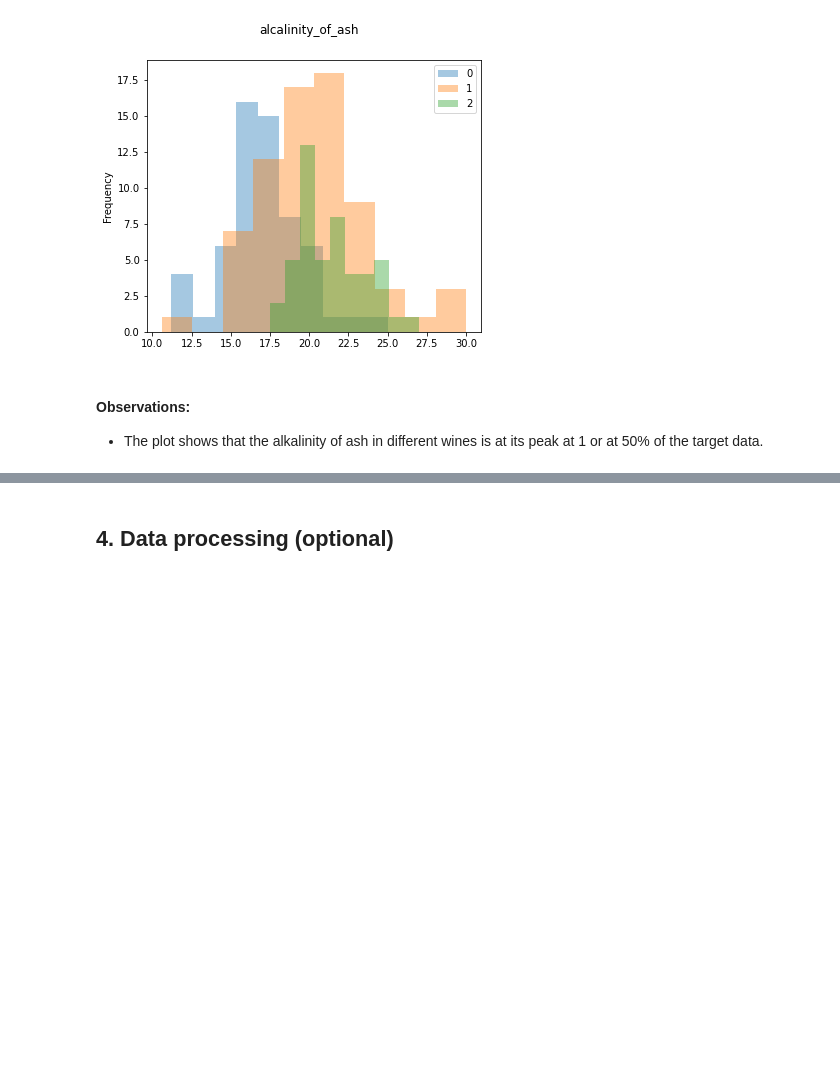
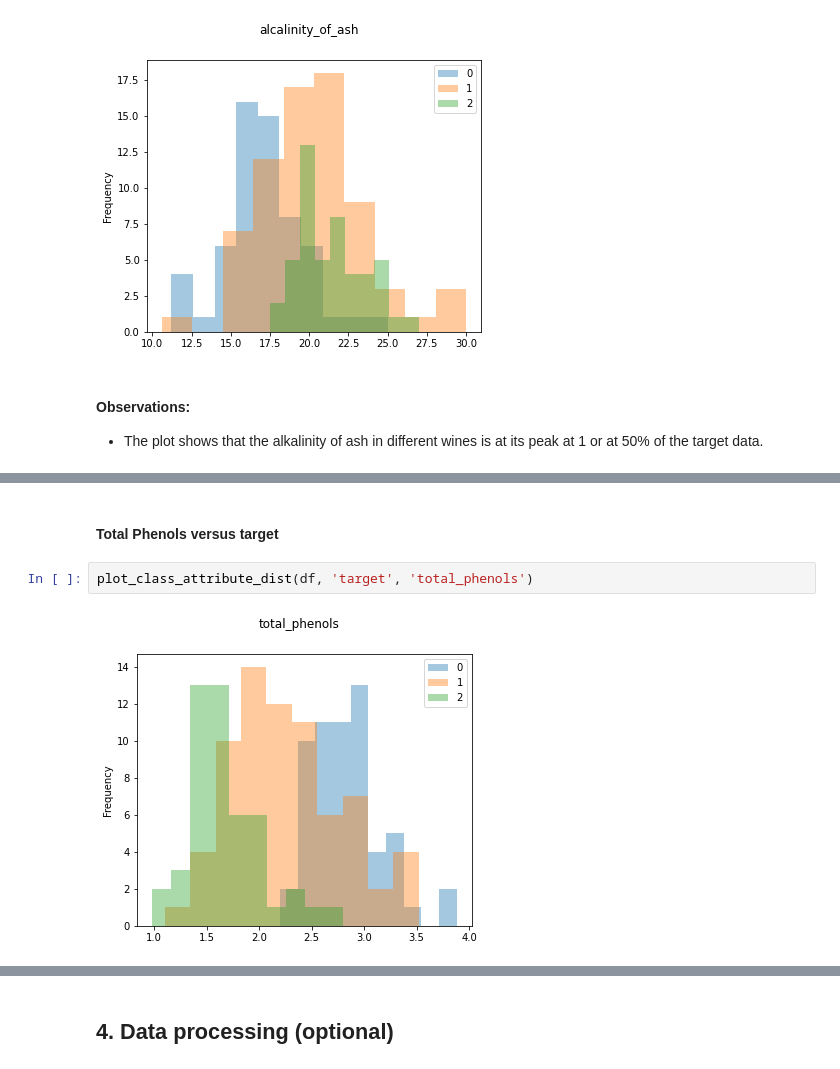
Before and after one commit to Joycelam082/CIS-3200-Final-Project, a Jupyter notebook: Data_mining_project-template.ipynb, the cells around one changed output, grey strips where cells are left out. Cells and saved outputs as stored; diff of their text form; blank space fills up the shorter version.

```diff
--- a/Data_mining_project-template.ipynb
+++ b/Data_mining_project-template.ipynb
@@ -174,0 +185,6 @@ plot_class_attribute_dist(df, 'target', 'od280/od315_of_diluted_wines')
+# %% [markdown]
+#### Total Phenols versus target
+# %%
+plot_class_attribute_dist(df, 'target', 'total_phenols')
+# %% [output]
+[figure, added]
```
Also changed, not shown: parts of 38 cells of this notebook.
